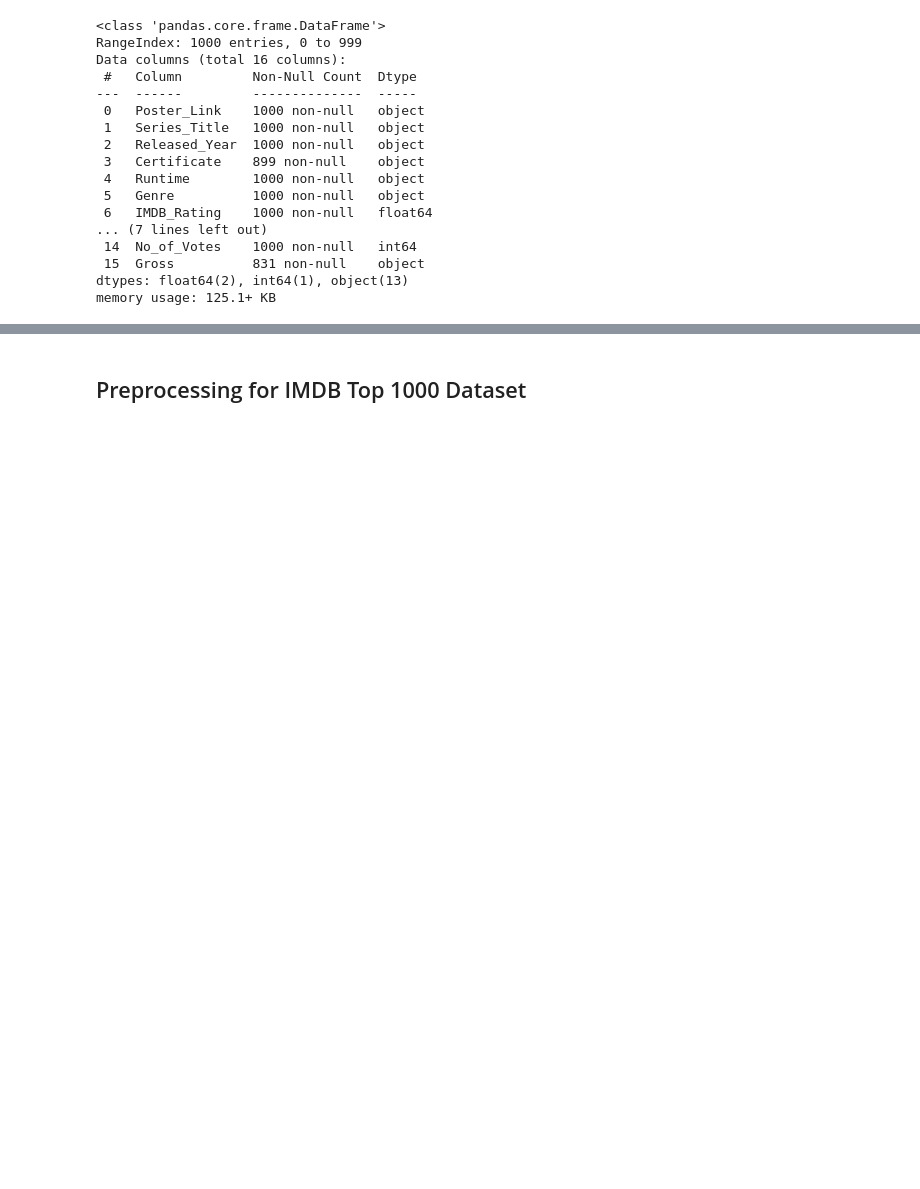
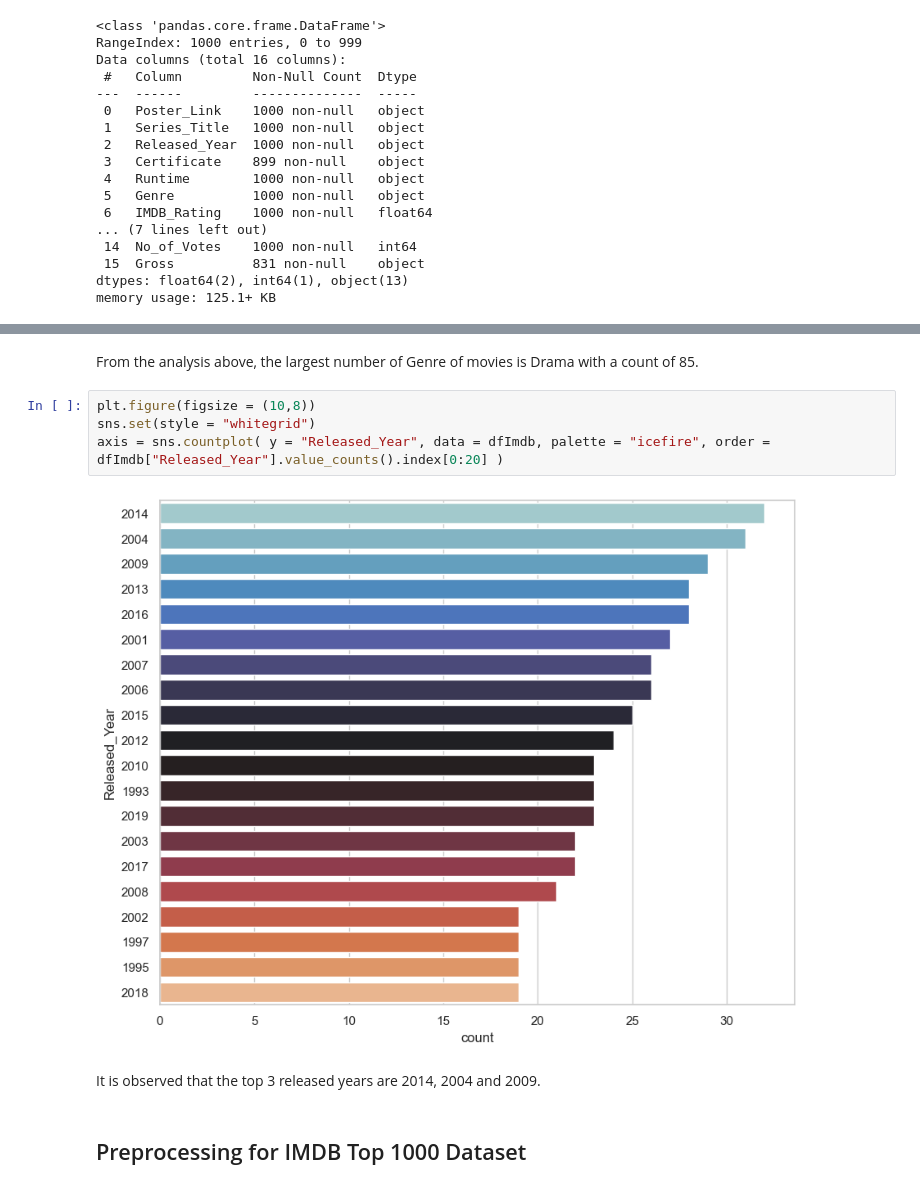
Before and after one commit to erictan23/RecommenderSystem, a Jupyter notebook: Content Filtering.ipynb, the cells around one changed output, grey strips where cells are left out. Drawn from its saved outputs; the diff is of its cells as text; blank space fills up the shorter version.

```diff
--- a/Content Filtering.ipynb
+++ b/Content Filtering.ipynb
@@ -577,3 +612,13 @@ memory usage: 125.1+ KB
+# %% [markdown]
+From the analysis above, the largest number of Genre of movies is Drama with a count of 85.
+# %%
+plt.figure(figsize = (10,8))
+sns.set(style = "whitegrid")
+axis = sns.countplot( y = "Released_Year", data = dfImdb, palette = "icefire", order = dfImdb["Released_Year"].value_counts().index[0:20] )
+# %% [output]
+[figure, added]
+# %% [markdown]
+It is observed that the top 3 released years are 2014, 2004 and 2009.
 # %% [markdown]
 ## Preprocessing for IMDB Top 1000 Dataset
 # %%
```
Also changed, not shown: parts of 7 cells of this notebook.
